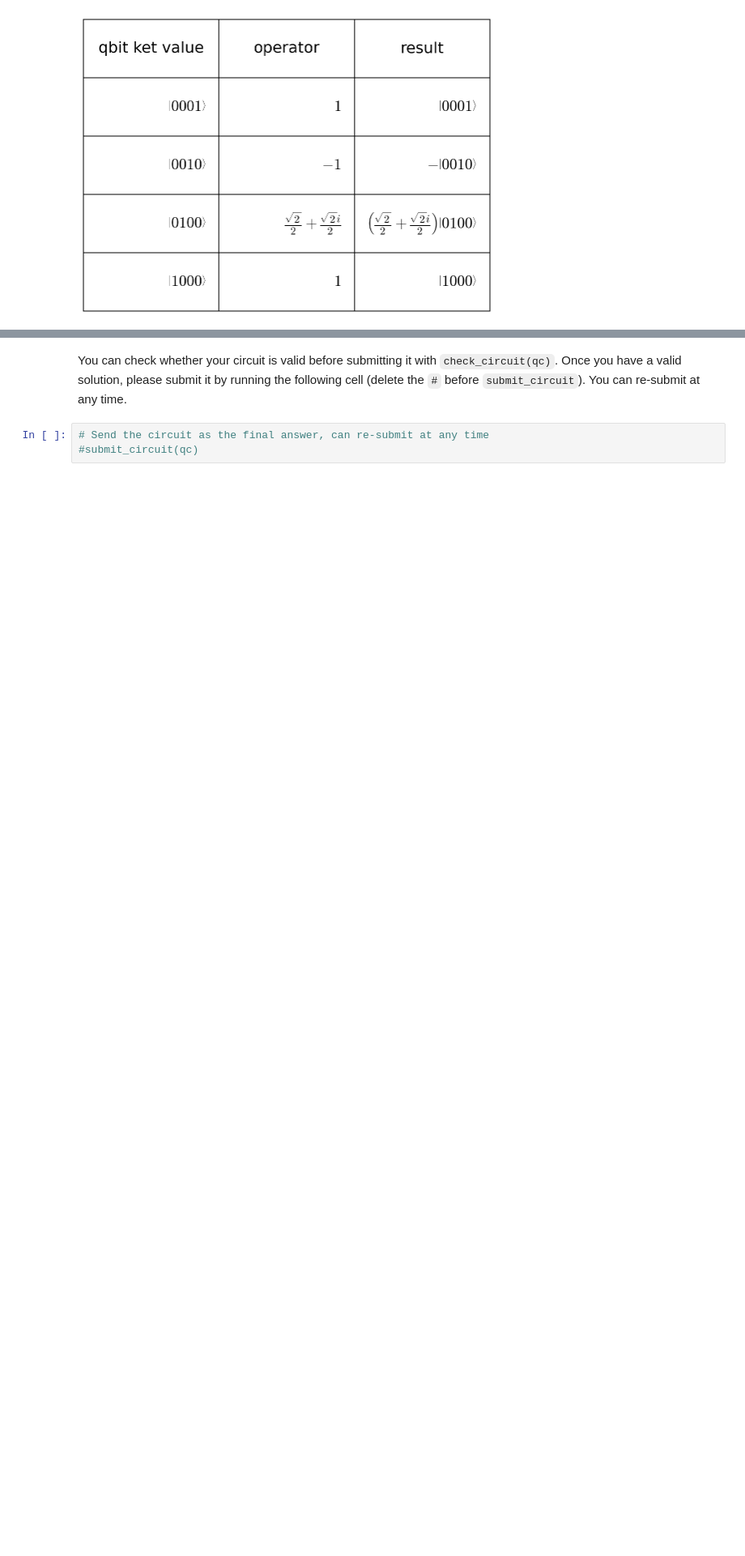
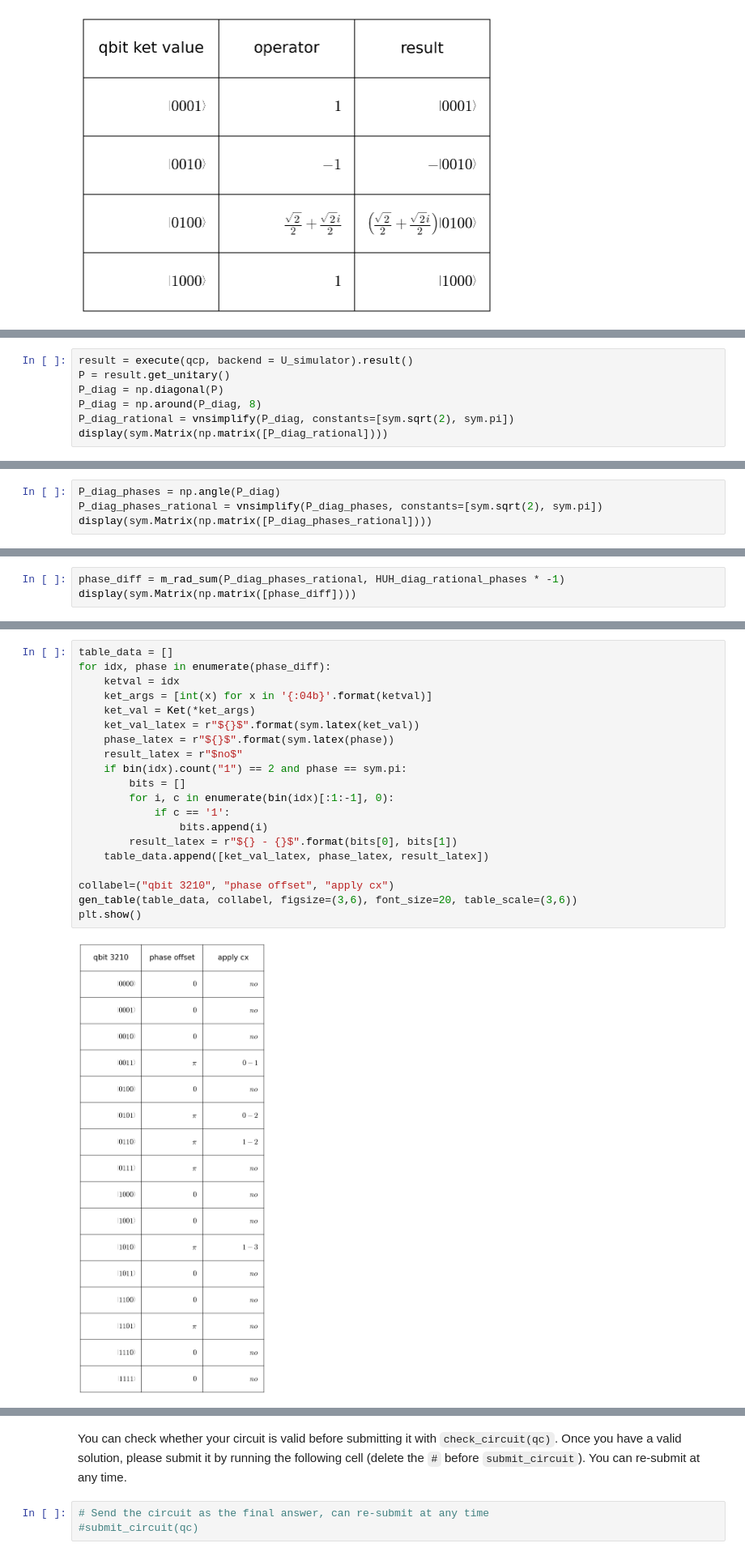
Before and after one commit to jacopomaroli/IBM_may4_challenge_solution, a Jupyter notebook: ex04/Challenge4_CircuitDecomposition.ipynb, the cells around one changed output, grey strips where cells are left out. Shown at 81% size. Drawn from its saved outputs; the diff is of its cells as text; blank space fills up the shorter version.

```diff
--- a/ex04/Challenge4_CircuitDecomposition.ipynb
+++ b/ex04/Challenge4_CircuitDecomposition.ipynb
@@ -564,0 +620,7 @@ $\displaystyle \left[\begin{array}0 & \frac{\pi}{4} & - \frac{3 \pi}{4} & \frac{
+# %%
+result = execute(qcp, backend = U_simulator).result()
+P = result.get_unitary()
+P_diag = np.diagonal(P)
+P_diag = np.around(P_diag, 8)
+P_diag_rational = vnsimplify(P_diag, constants=[sym.sqrt(2), sym.pi])
+display(sym.Matrix(np.matrix([P_diag_rational])))
@@ -564,0 +631,4 @@ $\displaystyle \left[\begin{array}0 & \frac{\pi}{4} & - \frac{3 \pi}{4} & \frac{
+# %%
+P_diag_phases = np.angle(P_diag)
+P_diag_phases_rational = vnsimplify(P_diag_phases, constants=[sym.sqrt(2), sym.pi])
+display(sym.Matrix(np.matrix([P_diag_phases_rational])))
@@ -564,0 +639,3 @@ $\displaystyle \left[\begin{array}0 & \frac{\pi}{4} & - \frac{3 \pi}{4} & \frac{
+# %%
+phase_diff = m_rad_sum(P_diag_phases_rational, HUH_diag_rational_phases * -1)
+display(sym.Matrix(np.matrix([phase_diff])))
@@ -564,0 +647,22 @@ $\displaystyle \left[\begin{array}0 & \frac{\pi}{4} & - \frac{3 \pi}{4} & \frac{
+# %%
+table_data = []
+for idx, phase in enumerate(phase_diff):
+    ketval = idx
+    ket_args = [int(x) for x in '{:04b}'.format(ketval)]
+    ket_val = Ket(*ket_args)
+    ket_val_latex = r"${}$".format(sym.latex(ket_val))
+    phase_latex = r"${}$".format(sym.latex(phase))
+    result_latex = r"$no$"
+    if bin(idx).count("1") == 2 and phase == sym.pi:
+        bits = []
+        for i, c in enumerate(bin(idx)[:1:-1], 0):
+            if c == '1':
+                bits.append(i)
+        result_latex = r"${} - {}$".format(bits[0], bits[1])
+    table_data.append([ket_val_latex, phase_latex, result_latex])
+
+collabel=("qbit 3210", "phase offset", "apply cx")
+gen_table(table_data, collabel, figsize=(3,6), font_size=20, table_scale=(3,6))
+plt.show()
+# %% [output]
+[figure, added]
```
Also changed, not shown: parts of 37 cells of this notebook.
